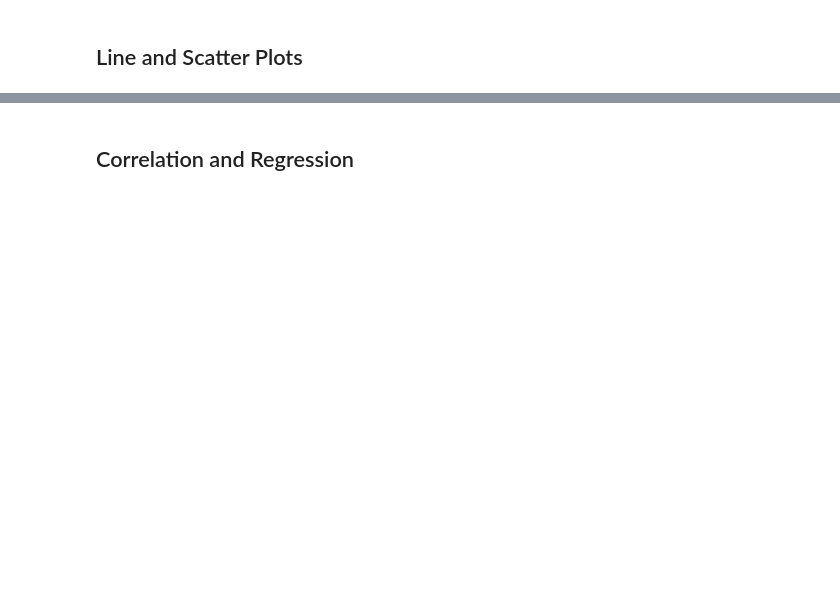
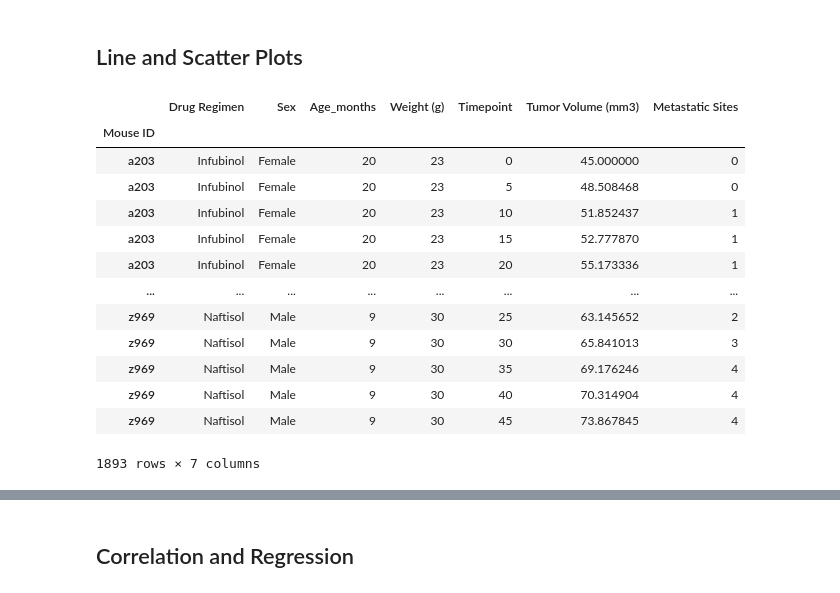
Before and after one commit to Ntorres95/matplotlib-hw, a Jupyter notebook: pymaceuticals_starter.ipynb, the cells around one changed output, grey strips where cells are left out. Cells and saved outputs as stored; diff of their text form; code cells hidden in the pictures; blank space fills up the shorter version.

```diff
--- a/pymaceuticals_starter.ipynb
+++ b/pymaceuticals_starter.ipynb
@@ -263,0 +297,22 @@ sorted_clean_df
+# %%
+#rearranging the data to pull for the line plot
+base_data = merged_data.set_index("Mouse ID")
+line_scatter_data = base_data.sort_values(['Mouse ID', 'Timepoint'], ascending=[True, True])
+
+#sanity check
+line_scatter_data
+# %% [output]
+|  | Drug Regimen | Sex | Age_months | Weight (g) | Timepoint | Tumor Volume (mm3) | Metastatic Sites |
+| Mouse ID |  |  |  |  |  |  |  |
+| a203 | Infubinol | Female | 20 | 23 | 0 | 45.000000 | 0 |
+| a203 | Infubinol | Female | 20 | 23 | 5 | 48.508468 | 0 |
+| a203 | Infubinol | Female | 20 | 23 | 10 | 51.852437 | 1 |
+| a203 | Infubinol | Female | 20 | 23 | 15 | 52.777870 | 1 |
+| a203 | Infubinol | Female | 20 | 23 | 20 | 55.173336 | 1 |
+| ... | ... | ... | ... | ... | ... | ... | ... |
+| z969 | Naftisol | Male | 9 | 30 | 25 | 63.145652 | 2 |
+| z969 | Naftisol | Male | 9 | 30 | 30 | 65.841013 | 3 |
+| z969 | Naftisol | Male | 9 | 30 | 35 | 69.176246 | 4 |
+| z969 | Naftisol | Male | 9 | 30 | 40 | 70.314904 | 4 |
+| z969 | Naftisol | Male | 9 | 30 | 45 | 73.867845 | 4 |
+1893 rows × 7 columns
```
Also changed, not shown: parts of 10 cells of this notebook.
